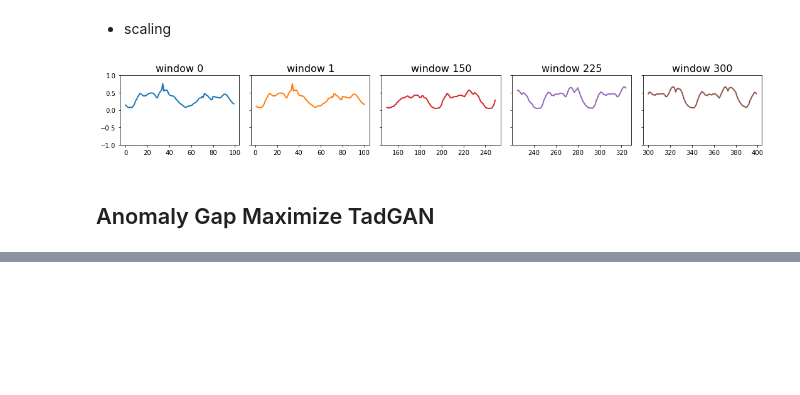
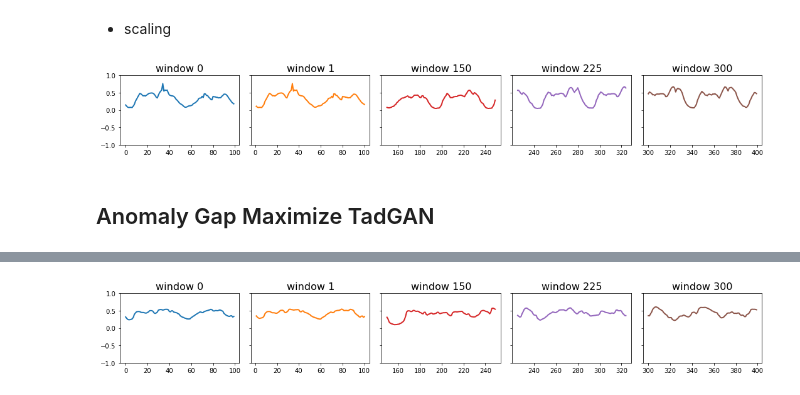
Before and after one commit to yjchoi-95/SKT_AI_fellowship_3rd, a Jupyter notebook: Orion/TadGAN_AGM.ipynb, the cells around one changed output, grey strips where cells are left out. Drawn from its saved outputs; the diff is of its cells as text; code cells hidden in the pictures; blank space fills up the shorter version.

```diff
--- a/Orion/TadGAN_AGM.ipynb
+++ b/Orion/TadGAN_AGM.ipynb
@@ -424,3 +422,11 @@ Epoch: 19/100, [Dx loss: [ 0.14998452  3.5826852  -3.5381699   0.01054677]] [Dz
+# %%
+# reconstruct
+X_hat, critic = tadgan_agm.predict(X)
+
+# visualize X_hat
+plot_rws(X_hat)
+# %% [output]
+[figure, added]
 # %%
 # flatten the predicted windows
 y_hat = unroll_ts(X_hat)
```
Also changed, not shown: parts of 9 cells of this notebook, 2 other files.
